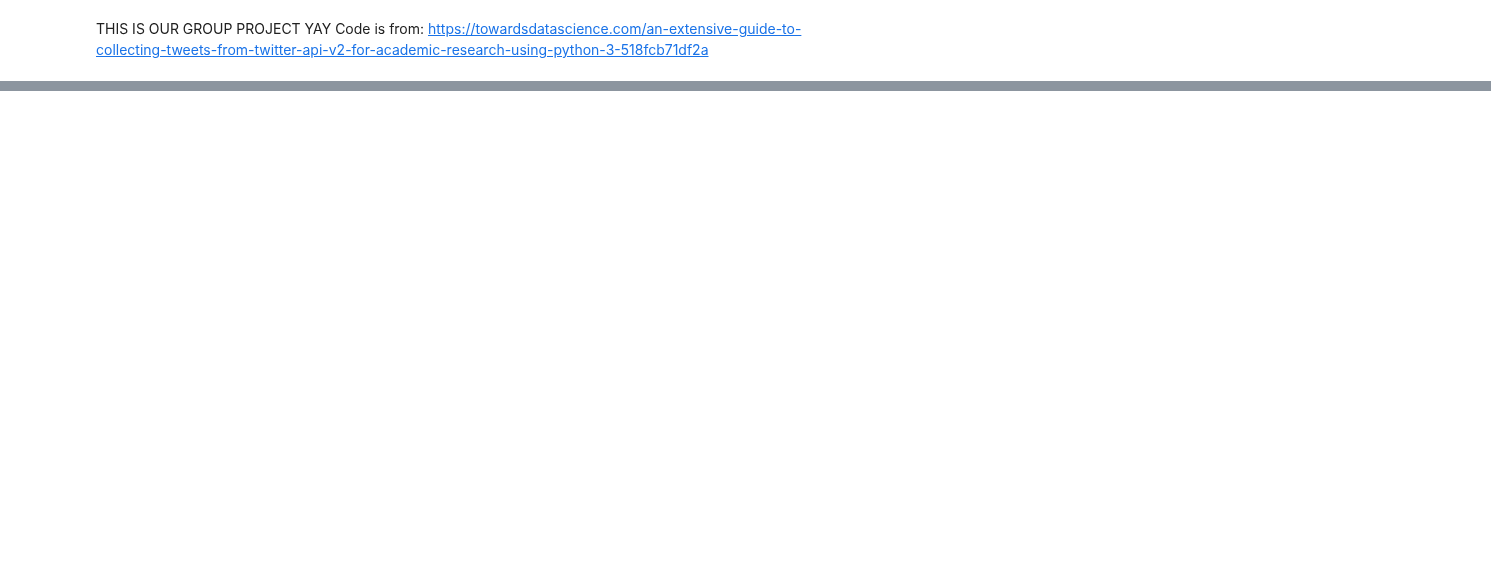
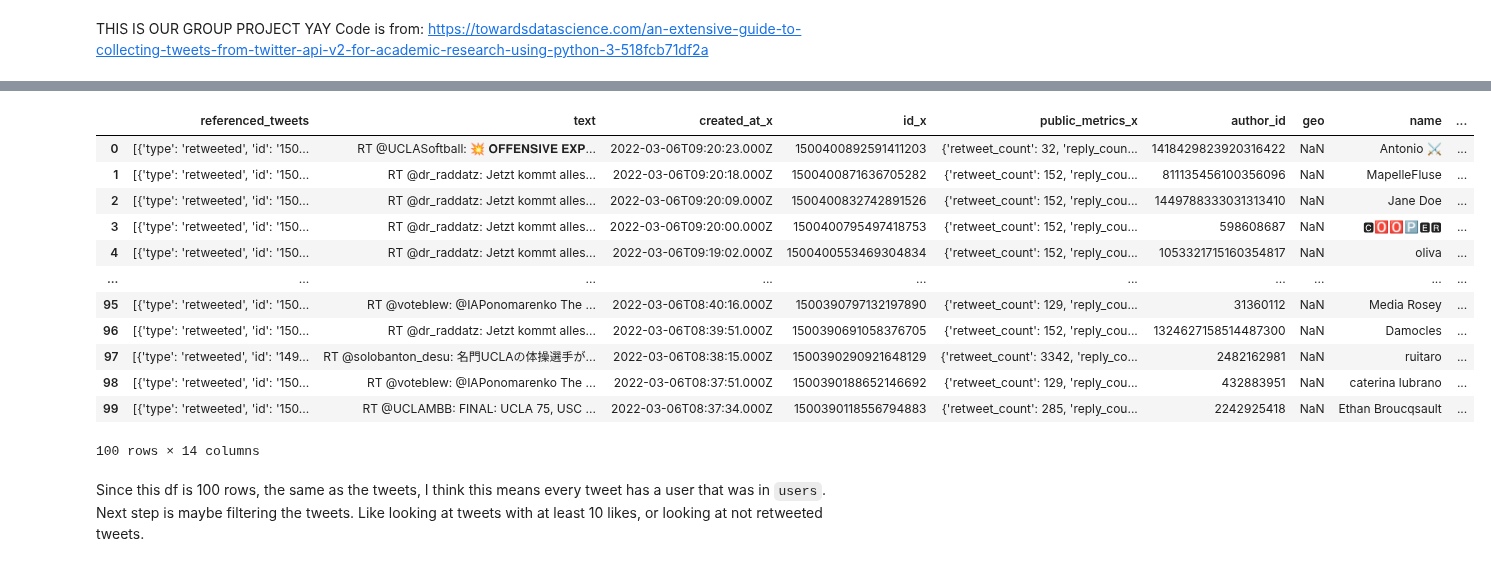
Before and after one commit to melina-diaz/PIC16A-Twitter-API, a Jupyter notebook: UCLA Opinions using Twitter API.ipynb, the cells around one changed output, grey strips where cells are left out. Cells and saved outputs as stored; diff of their text form; code cells hidden in the pictures; blank space fills up the shorter version.

Commit message:
Made df
Converted JSON to dataframe, merged tweets and users

```diff
--- a/UCLA Opinions using Twitter API.ipynb
+++ b/UCLA Opinions using Twitter API.ipynb
@@ -207,0 +94,7 @@ df
+# %%
+#CHANGE THIS TO WHERE YOUR FILE IS LOCATED
+file = json.load(open(r'C:\Users\melinadiaz\imadejson.json'))
+
+tweets = pd.DataFrame(file["data"])
+users = pd.DataFrame(file["includes"]["users"])
+places = pd.DataFrame(file["includes"]["places"])
@@ -207,0 +142,21 @@ df
+# %%
+users["author_id"]=users["id"]
+# %%
+tweetsandusers=pd.merge(tweets,users, on="author_id")
+tweetsandusers
+# %% [output]
+|  | referenced_tweets | text | created_at_x | id_x | public_metrics_x | author_id | geo | name | ... |
+| 0 | [{'type': 'retweeted', 'id': '150... | RT @UCLASoftball: 💥 𝐎𝐅𝐅𝐄𝐍𝐒𝐈𝐕𝐄 𝐄𝐗𝐏... | 2022-03-06T09:20:23.000Z | 1500400892591411203 | {'retweet_count': 32, 'reply_coun... | 1418429823920316422 | NaN | Antonio ⚔️ | ... |
+| 1 | [{'type': 'retweeted', 'id': '150... | RT @dr_raddatz: Jetzt kommt alles... | 2022-03-06T09:20:18.000Z | 1500400871636705282 | {'retweet_count': 152, 'reply_cou... | 811135456100356096 | NaN | MapelleFluse | ... |
+| 2 | [{'type': 'retweeted', 'id': '150... | RT @dr_raddatz: Jetzt kommt alles... | 2022-03-06T09:20:09.000Z | 1500400832742891526 | {'retweet_count': 152, 'reply_cou... | 1449788333031313410 | NaN | Jane Doe | ... |
+| 3 | [{'type': 'retweeted', 'id': '150... | RT @dr_raddatz: Jetzt kommt alles... | 2022-03-06T09:20:00.000Z | 1500400795497418753 | {'retweet_count': 152, 'reply_cou... | 598608687 | NaN | 🅲🅾🅾🅿🅴🆁 | ... |
+| 4 | [{'type': 'retweeted', 'id': '150... | RT @dr_raddatz: Jetzt kommt alles... | 2022-03-06T09:19:02.000Z | 1500400553469304834 | {'retweet_count': 152, 'reply_cou... | 1053321715160354817 | NaN | oliva | ... |
+| ... | ... | ... | ... | ... | ... | ... | ... | ... | ... |
+| 95 | [{'type': 'retweeted', 'id': '150... | RT @voteblew: @IAPonomarenko The ... | 2022-03-06T08:40:16.000Z | 1500390797132197890 | {'retweet_count': 129, 'reply_cou... | 31360112 | NaN | Media Rosey | ... |
+| 96 | [{'type': 'retweeted', 'id': '150... | RT @dr_raddatz: Jetzt kommt alles... | 2022-03-06T08:39:51.000Z | 1500390691058376705 | {'retweet_count': 152, 'reply_cou... | 1324627158514487300 | NaN | Damocles | ... |
+| 97 | [{'type': 'retweeted', 'id': '149... | RT @solobanton_desu: 名門UCLAの体操選手が... | 2022-03-06T08:38:15.000Z | 1500390290921648129 | {'retweet_count': 3342, 'reply_co... | 2482162981 | NaN | ruitaro | ... |
+| 98 | [{'type': 'retweeted', 'id': '150... | RT @voteblew: @IAPonomarenko The ... | 2022-03-06T08:37:51.000Z | 1500390188652146692 | {'retweet_count': 129, 'reply_cou... | 432883951 | NaN | caterina lubrano | ... |
+| 99 | [{'type': 'retweeted', 'id': '150... | RT @UCLAMBB: FINAL: UCLA 75, USC ... | 2022-03-06T08:37:34.000Z | 1500390118556794883 | {'retweet_count': 285, 'reply_cou... | 2242925418 | NaN | Ethan Broucqsault | ... |
+100 rows × 14 columns
+# %% [markdown]
+Since this df is 100 rows, the same as the tweets, I think this means every tweet has a user that was in `users`. Next step is maybe filtering the tweets. Like looking at tweets with at least 10 likes, or looking at not retweeted tweets.
```
Also changed, not shown: parts of 19 cells of this notebook.
